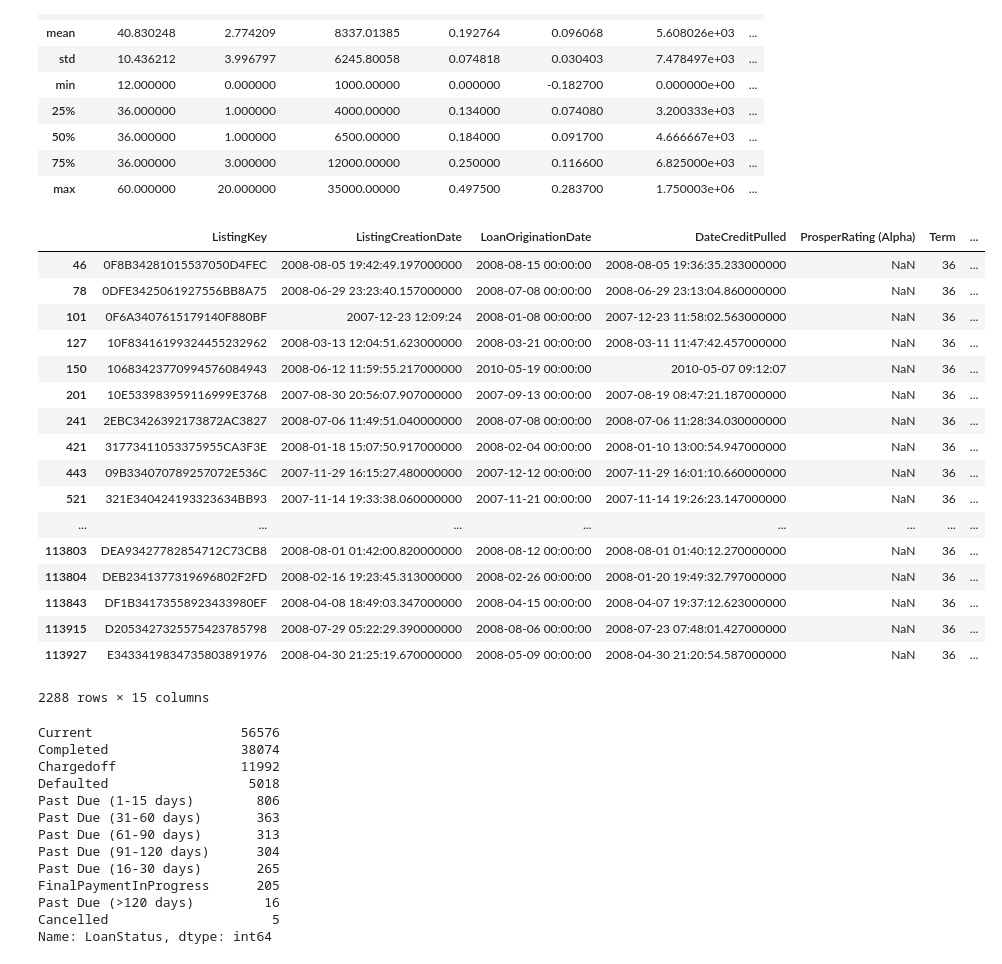
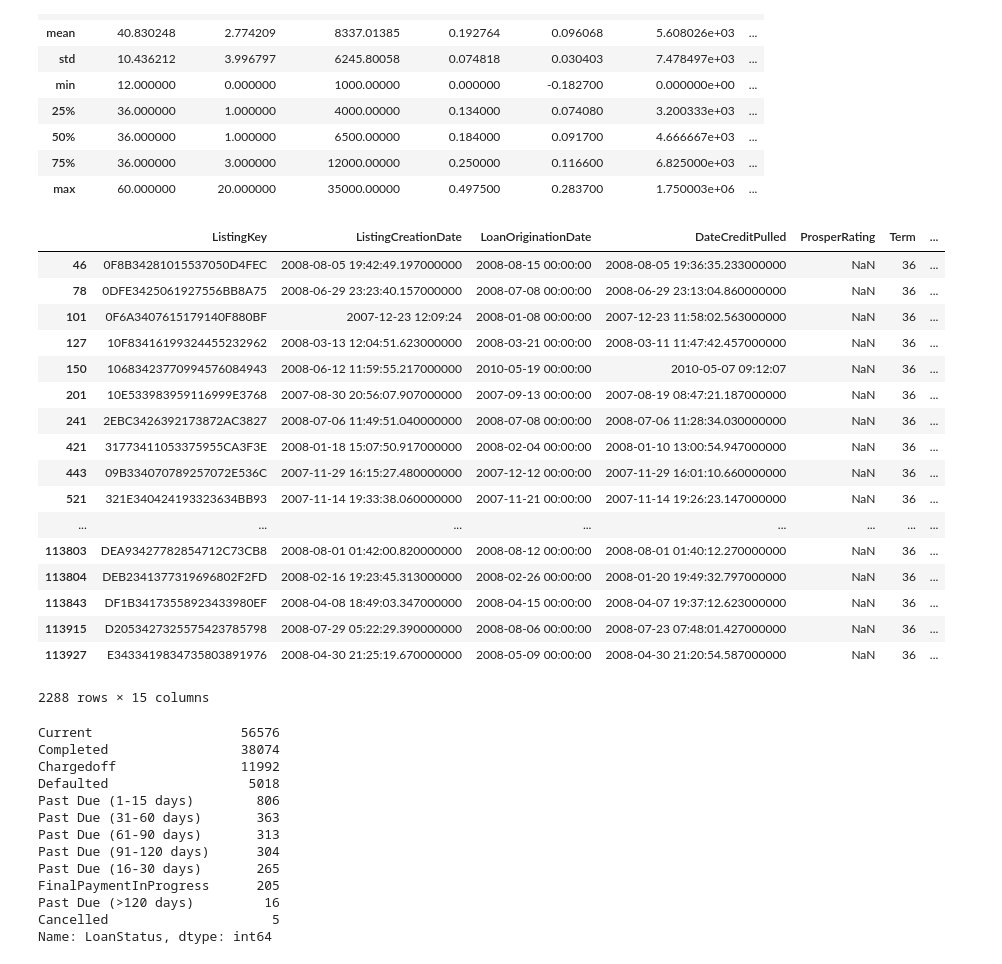
Before and after one commit to jovanmedfordDataAnalyst/loan-data-from-prosper, a Jupyter notebook: loan-analysis.ipynb, the cells around one changed output. Cells and saved outputs as stored; diff of their text form; code cells hidden in the pictures.

```diff
--- a/loan-analysis.ipynb
+++ b/loan-analysis.ipynb
@@ -80,9 +80,9 @@ loans.describe()
 | 75% | 36.000000 | 3.000000 | 12000.00000 | 0.250000 | 0.116600 | 6.825000e+03 | ... |
 | max | 60.000000 | 20.000000 | 35000.00000 | 0.497500 | 0.283700 | 1.750003e+06 | ... |
 # %%
-loans[(loans["ProsperRating (Alpha)"].isnull()) & (loans["ProsperPrincipalBorrowed"].notnull())]
+loans[(loans["ProsperRating"].isnull()) & (loans["ProsperPrincipalBorrowed"].notnull())]
 # %% [output]
-|  | ListingKey | ListingCreationDate | LoanOriginationDate | DateCreditPulled | ProsperRating (Alpha) | Term | ... |
+|  | ListingKey | ListingCreationDate | LoanOriginationDate | DateCreditPulled | ProsperRating | Term | ... |
 | 46 | 0F8B34281015537050D4FEC | 2008-08-05 19:42:49.197000000 | 2008-08-15 00:00:00 | 2008-08-05 19:36:35.233000000 | NaN | 36 | ... |
 | 78 | 0DFE3425061927556BB8A75 | 2008-06-29 23:23:40.157000000 | 2008-07-08 00:00:00 | 2008-06-29 23:13:04.860000000 | NaN | 36 | ... |
 | 101 | 0F6A3407615179140F880BF | 2007-12-23 12:09:24 | 2008-01-08 00:00:00 | 2007-12-23 11:58:02.563000000 | NaN | 36 | ... |
```
Also changed, not shown: parts of 5 cells of this notebook.
